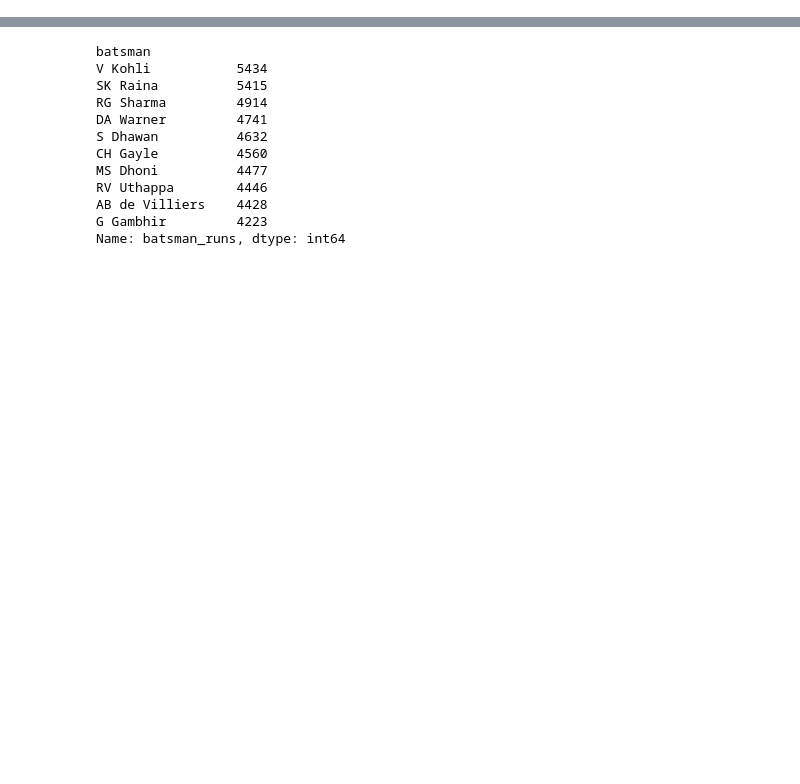
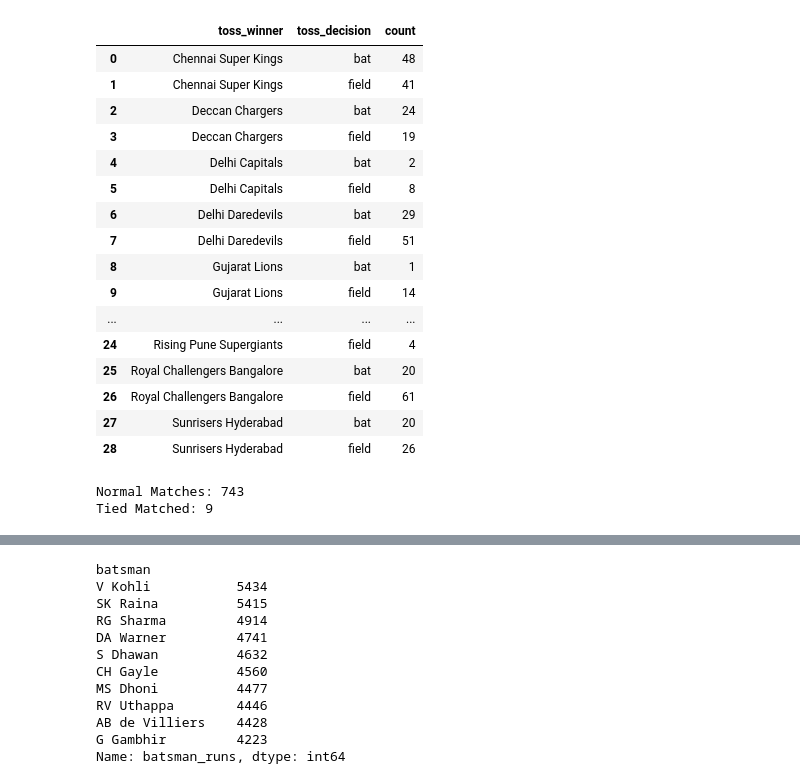
Before and after one commit to arni-007/Arni_RUGVED, a Jupyter notebook: task2/Task2.ipynb, the cells around one changed output, grey strips where cells are left out. Drawn from its saved outputs; the diff is of its cells as text; code cells hidden in the pictures; blank space fills up the shorter version.

```diff
--- a/task2/Task2.ipynb
+++ b/task2/Task2.ipynb
@@ -0,0 +70,43 @@
+# %%
+#4.) Tally the toss decisions each team has taken
+
+import pandas as pd
+
+df=pd.read_csv(r"C:\Users\Arni\OneDrive\Desktop\RUGVED\task2\Matches.csv")
+
+
+toss_counts = df.groupby(['toss_winner', 'toss_decision']).size().reset_index(name='count')
+
+toss_counts
+# %% [output]
+|  | toss_winner | toss_decision | count |
+| 0 | Chennai Super Kings | bat | 48 |
+| 1 | Chennai Super Kings | field | 41 |
+| 2 | Deccan Chargers | bat | 24 |
+| 3 | Deccan Chargers | field | 19 |
+| 4 | Delhi Capitals | bat | 2 |
+| 5 | Delhi Capitals | field | 8 |
+| 6 | Delhi Daredevils | bat | 29 |
+| 7 | Delhi Daredevils | field | 51 |
+| 8 | Gujarat Lions | bat | 1 |
+| 9 | Gujarat Lions | field | 14 |
+| ... | ... | ... | ... |
+| 24 | Rising Pune Supergiants | field | 4 |
+| 25 | Royal Challengers Bangalore | bat | 20 |
+| 26 | Royal Challengers Bangalore | field | 61 |
+| 27 | Sunrisers Hyderabad | bat | 20 |
+| 28 | Sunrisers Hyderabad | field | 26 |
+# %%
+#5.) Count the total number of normal and tied matches.
+
+import pandas as pd
+
+df=pd.read_csv(r'C:\Users\Arni\OneDrive\Desktop\RUGVED\task2\Matches.csv')
+
+normal_count=(df[df['result']=='normal']['result'].count())
+tie_count=(df[df['result']=='tie']['result'].count())
+
+print(f"Normal Matches: {normal_count}\nTied Matched: {tie_count}")
+# %% [output]
+Normal Matches: 743
+Tied Matched: 9
```
Also changed, not shown: parts of 18 cells of this notebook, 21 other files.
